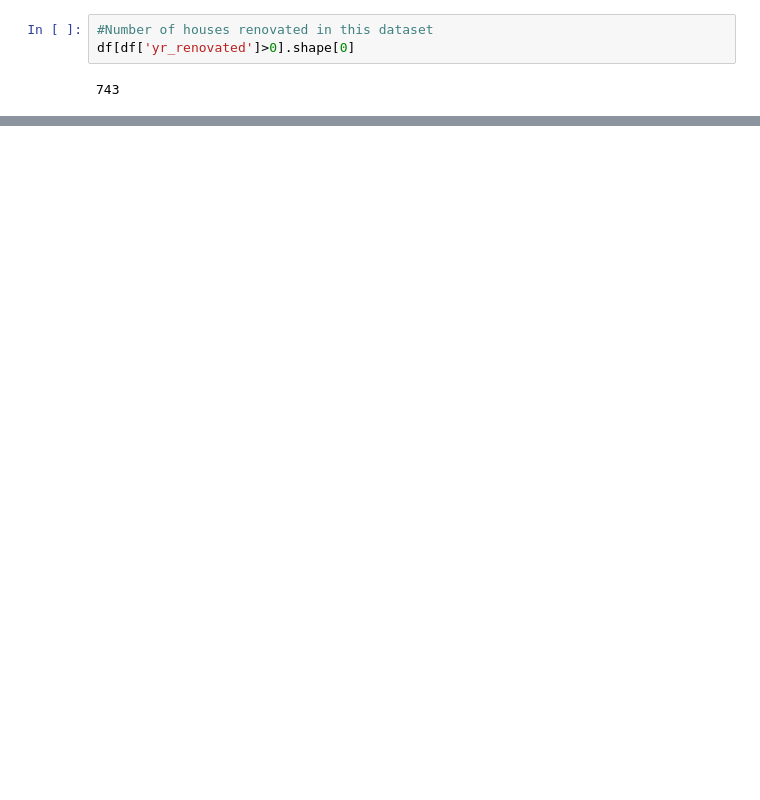
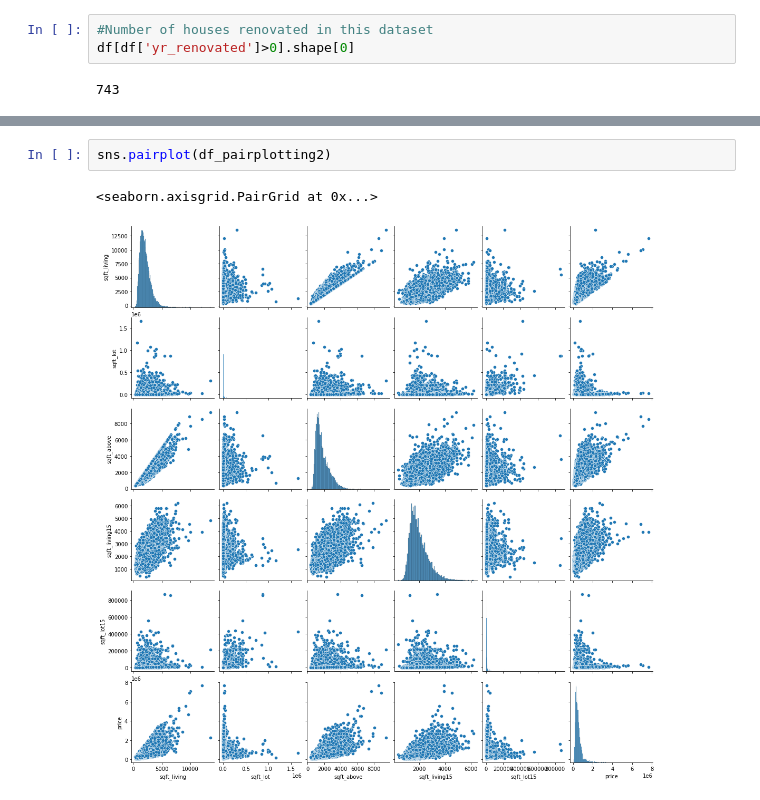
Before and after one commit to ssaeed85/dsc-ph2-KingsCountyRealEstate, a Jupyter notebook: Workspace/Saad/Notebook.ipynb, the cells around one changed output, grey strips where cells are left out. Saved outputs shown, nothing was run; the diff lists cells and outputs as text; blank space fills up the shorter version.

```diff
--- a/Workspace/Saad/Notebook.ipynb
+++ b/Workspace/Saad/Notebook.ipynb
@@ -96,0 +78,5 @@ df.select_dtypes(np.number)
+# %%
+sns.pairplot(df_pairplotting2)
+# %% [output]
+<seaborn.axisgrid.PairGrid at 0x...>
+[figure, added]
```
Also changed, not shown: parts of 11 cells of this notebook.
